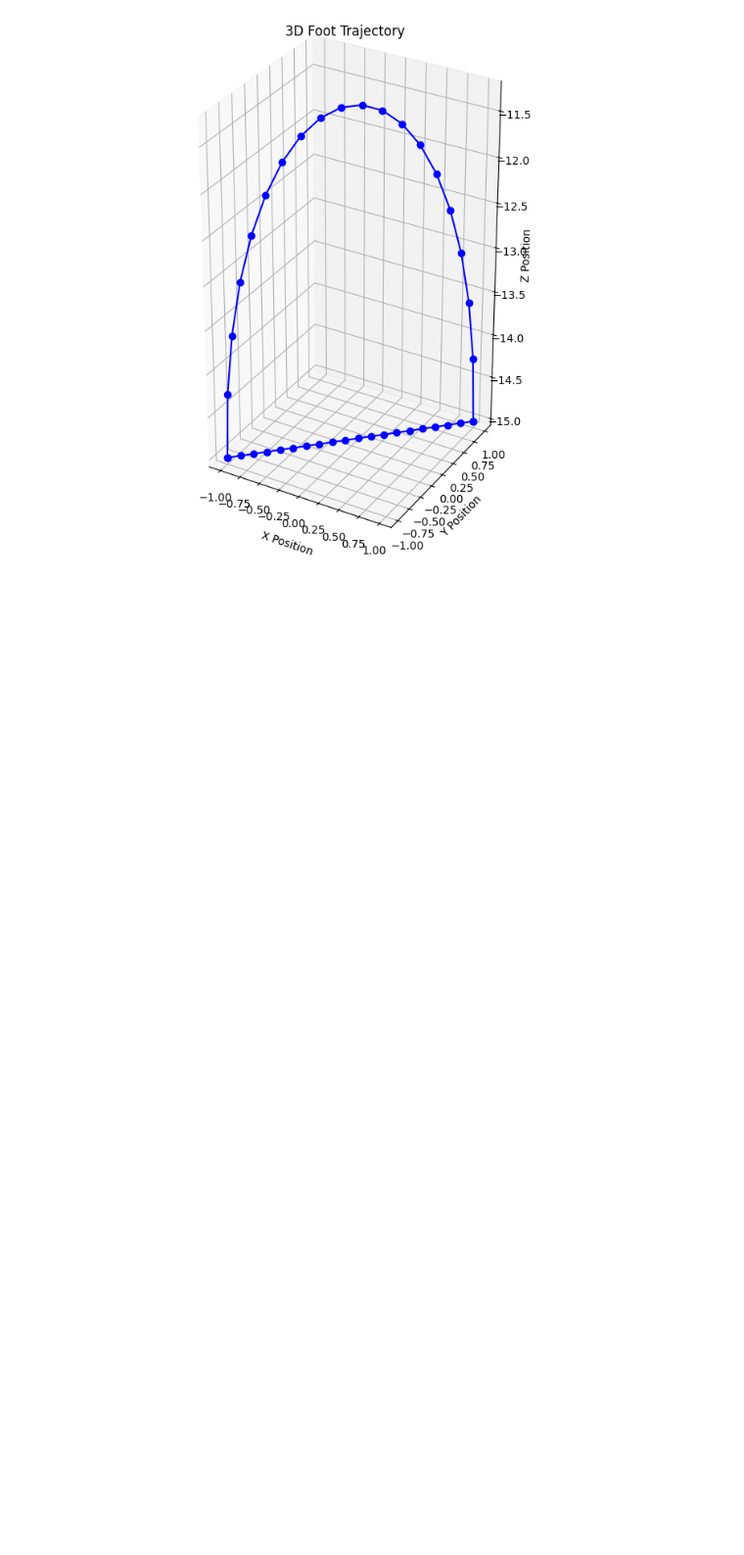
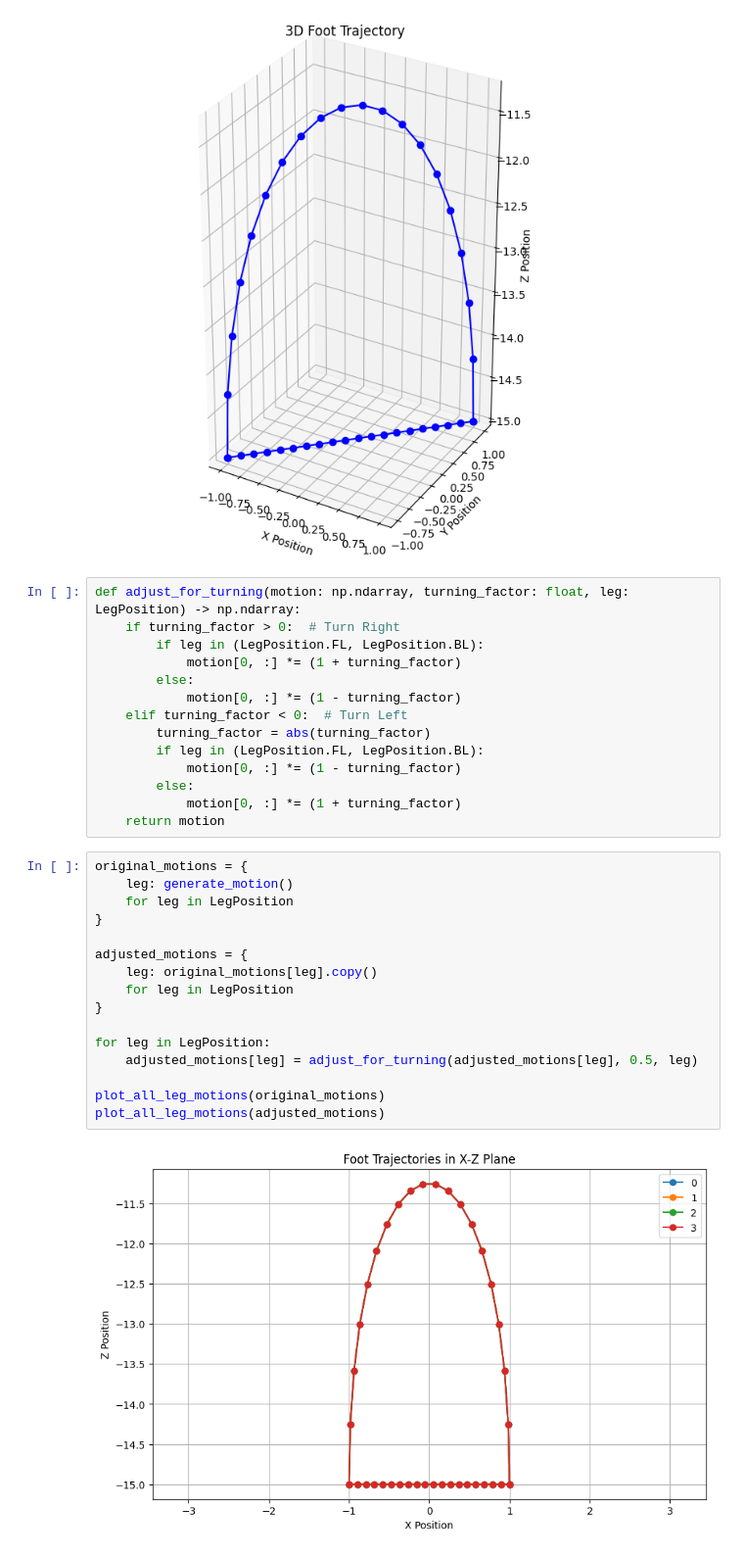
Before and after one commit to tjjd4/robotdog-movement, a Jupyter notebook: src/calculation/turning.ipynb, the cells around one changed output. Shown at 98% size. Cells and saved outputs as stored; diff of their text form; blank space fills up the shorter version.

Commit message:
fix: check adjust calculation

```diff
--- a/src/calculation/turning.ipynb
+++ b/src/calculation/turning.ipynb
@@ -109,3 +109,35 @@ plot_motion_3d(original_motion)
 # %% [output]
 [figure]
 [figure]
+# %%
+def adjust_for_turning(motion: np.ndarray, turning_factor: float, leg: LegPosition) -> np.ndarray:
+    if turning_factor > 0:  # Turn Right
+        if leg in (LegPosition.FL, LegPosition.BL):
+            motion[0, :] *= (1 + turning_factor)
+        else:
+            motion[0, :] *= (1 - turning_factor)
+    elif turning_factor < 0:  # Turn Left
+        turning_factor = abs(turning_factor)
+        if leg in (LegPosition.FL, LegPosition.BL):
+            motion[0, :] *= (1 - turning_factor)
+        else:
+            motion[0, :] *= (1 + turning_factor)
+    return motion
+# %%
+original_motions = {
+    leg: generate_motion()
+    for leg in LegPosition
+}
+
+adjusted_motions = {
+    leg: original_motions[leg].copy()
+    for leg in LegPosition
+}
+
+for leg in LegPosition:
+    adjusted_motions[leg] = adjust_for_turning(adjusted_motions[leg], 0.5, leg)
+
+plot_all_leg_motions(original_motions)
+plot_all_leg_motions(adjusted_motions)
+# %% [output]
+[figure, added]
```
Also changed, not shown: parts of 1 cell of this notebook.
